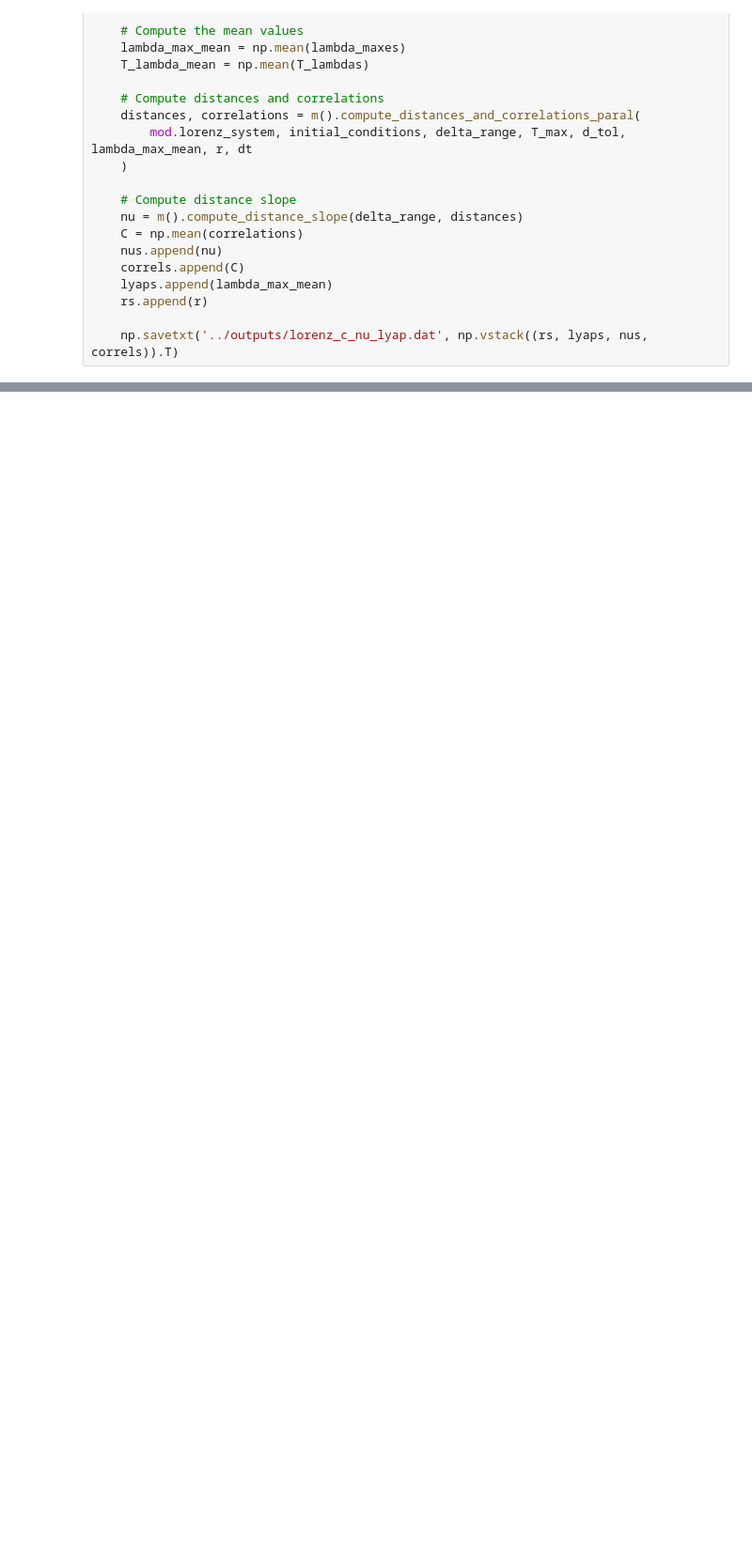
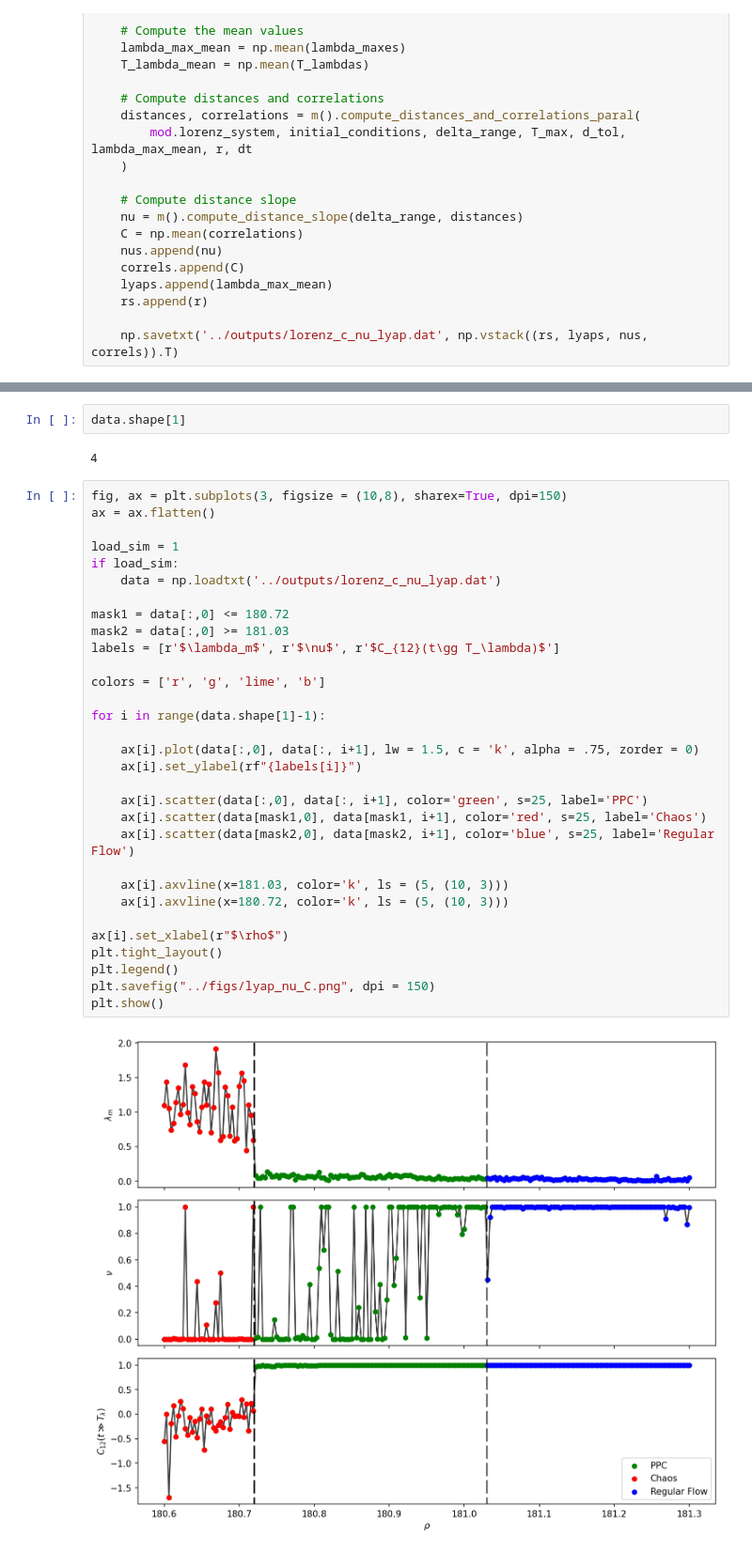
Before and after one commit to BKris2315/predicting-chaos-from-timeseries, a Jupyter notebook: notebooks/chaos_proj.ipynb, the cells around one changed output, grey strips where cells are left out. Shown at 94% size. Cells and saved outputs as stored; diff of their text form; blank space fills up the shorter version.

```diff
--- a/notebooks/chaos_proj.ipynb
+++ b/notebooks/chaos_proj.ipynb
@@ -488,0 +612,37 @@ for r in tqdm(r_values, desc=r"r values "):
+# %%
+data.shape[1]
+# %% [output]
+4
+# %%
+fig, ax = plt.subplots(3, figsize = (10,8), sharex=True, dpi=150)
+ax = ax.flatten()
+
+load_sim = 1
+if load_sim:
+    data = np.loadtxt('../outputs/lorenz_c_nu_lyap.dat')
+
+mask1 = data[:,0] <= 180.72
+mask2 = data[:,0] >= 181.03
+labels = [r'$\lambda_m$', r'$\nu$', r'$C_{12}(t\gg T_\lambda)$']
+
+colors = ['r', 'g', 'lime', 'b']
+
+for i in range(data.shape[1]-1):
+
+    ax[i].plot(data[:,0], data[:, i+1], lw = 1.5, c = 'k', alpha = .75, zorder = 0)
+    ax[i].set_ylabel(rf"{labels[i]}")
+
+    ax[i].scatter(data[:,0], data[:, i+1], color='green', s=25, label='PPC')
+    ax[i].scatter(data[mask1,0], data[mask1, i+1], color='red', s=25, label='Chaos')
+    ax[i].scatter(data[mask2,0], data[mask2, i+1], color='blue', s=25, label='Regular Flow')
+
+    ax[i].axvline(x=181.03, color='k', ls = (5, (10, 3)))
+    ax[i].axvline(x=180.72, color='k', ls = (5, (10, 3)))
+
+ax[i].set_xlabel(r"$\rho$")
+plt.tight_layout()
+plt.legend()
+plt.savefig("../figs/lyap_nu_C.png", dpi = 150)
+plt.show()
+# %% [output]
+[figure, added]
```
Also changed, not shown: parts of 15 cells of this notebook, 1 other file.
